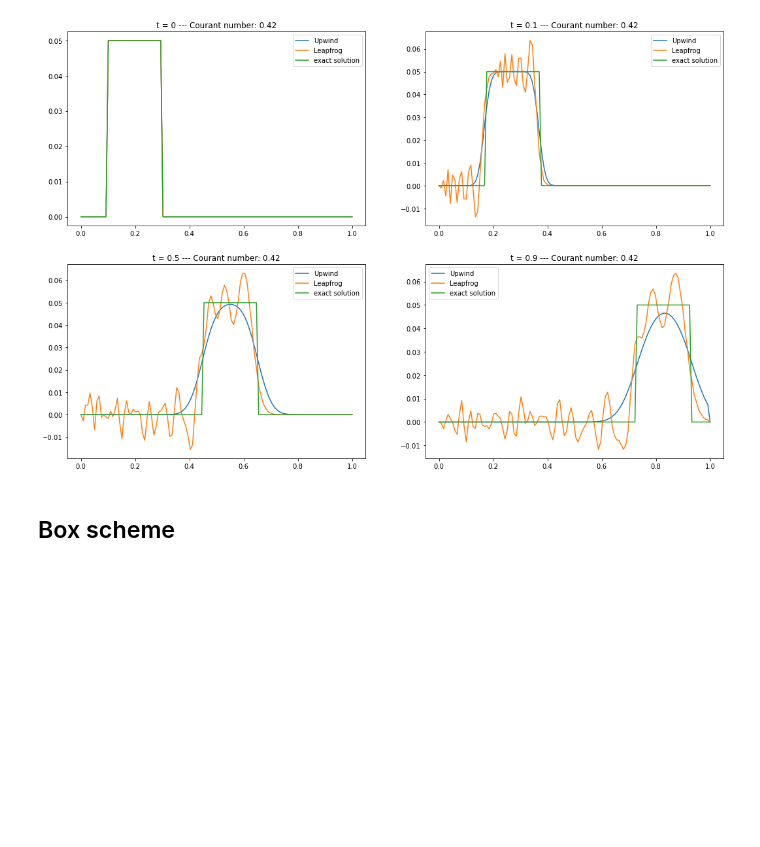
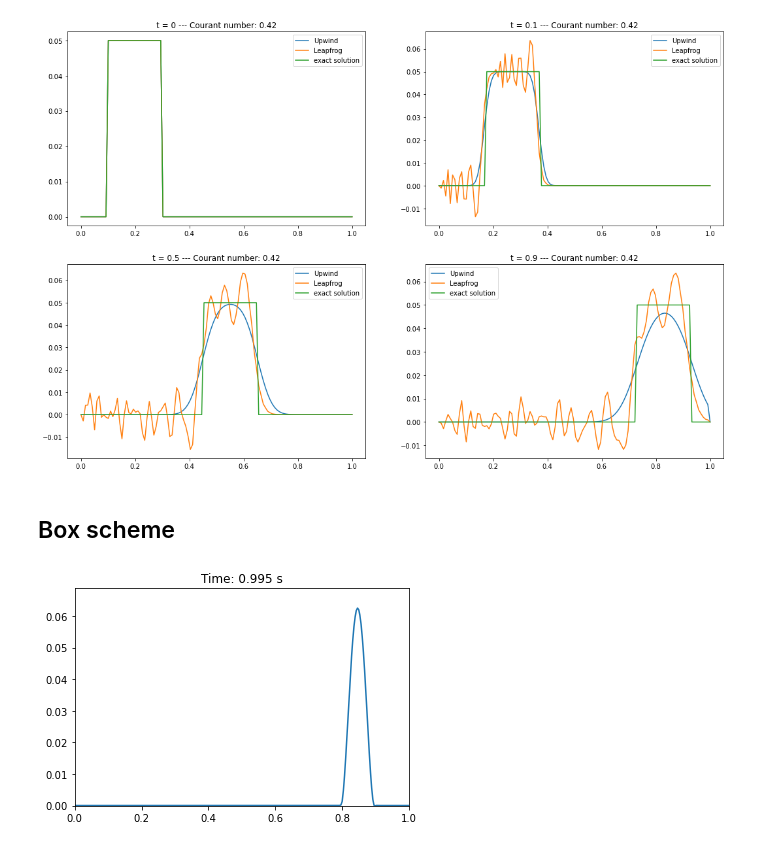
Before and after one commit to cima22/Hyperbolic_PDE_finite_differences, a Jupyter notebook: Hyperbolic Problems.ipynb, the cells around one changed output. Drawn from its saved outputs; the diff is of its cells as text; code cells hidden in the pictures; blank space fills up the shorter version.

```diff
--- a/Hyperbolic Problems.ipynb
+++ b/Hyperbolic Problems.ipynb
@@ -532,16 +532,40 @@ class box(ad_pb_fd_method):
 
     def compute_solution(self):
 
-        if self.courant_number() > 1:
-            print("The method is unstable! CFL number = ", self.courant_number())
-
         U = np.zeros((self.N_t, self.N_x))
-        A = sp.lil_matrix((self.N_x,self.N_x))
-
         u_0_np = np.vectorize(self.u_0)
         g_np = np.vectorize(self.g)
         U[0,:] = u_0_np(self.x_array())
         U[:,0] = g_np(self.t_array())
-        U[:,-1] = g_np(self.t_array())
+     #   U[:,-1] = g_np(self.t_array())
+
+        for n in range(self.N_t - 1):
+            for j in range(self.N_x - 1):
+                eta = self.alpha((n + 0.5) * self.tau(), self.a + (j + 0.5) * self.h()) * self.tau() / self.h()
+                U[n+1,j+1] = U[n,j] + (1 - eta)/(1 + eta)*(U[n,j+1] - U[n+1,j])
+                U[n+1,0] = self.g((n+1) * self.tau())
+          #      U[n+1,-1] = self.g((n+1) * self.tau())
 
         return U
+# %%
+def u_0(x):
+    return 10**4*(0.1 - x)**2*(0.2-x)**2 if 0.1 < x and x < 0.2 else 0.0
+g = lambda x : 0
+def alpha(t,x):
+    return 0.7
+def exact_sol(t,x):
+    return u_0(x - 0.7*t)
+# %%
+bx = box(alpha,u_0,g)
+
+bx.N_x = 285
+bx.N_t = 200
+
+x = bx.x_array()
+t = bx.t_array()
+
+U_bx = bx.compute_solution()
+# %%
+plot_sol_in_time(t,x,U_bx)
+# %% [output]
+[figure, added]
```
Also changed, not shown: parts of 3 cells of this notebook, 4 other files.
